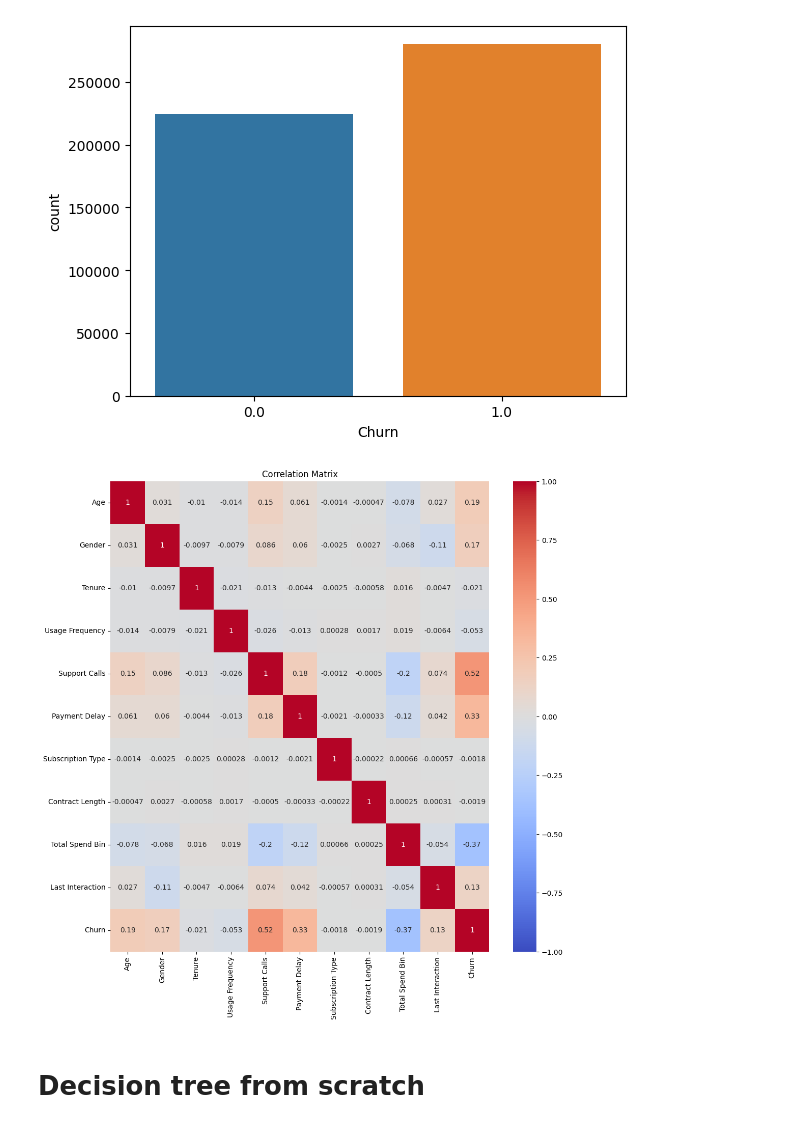
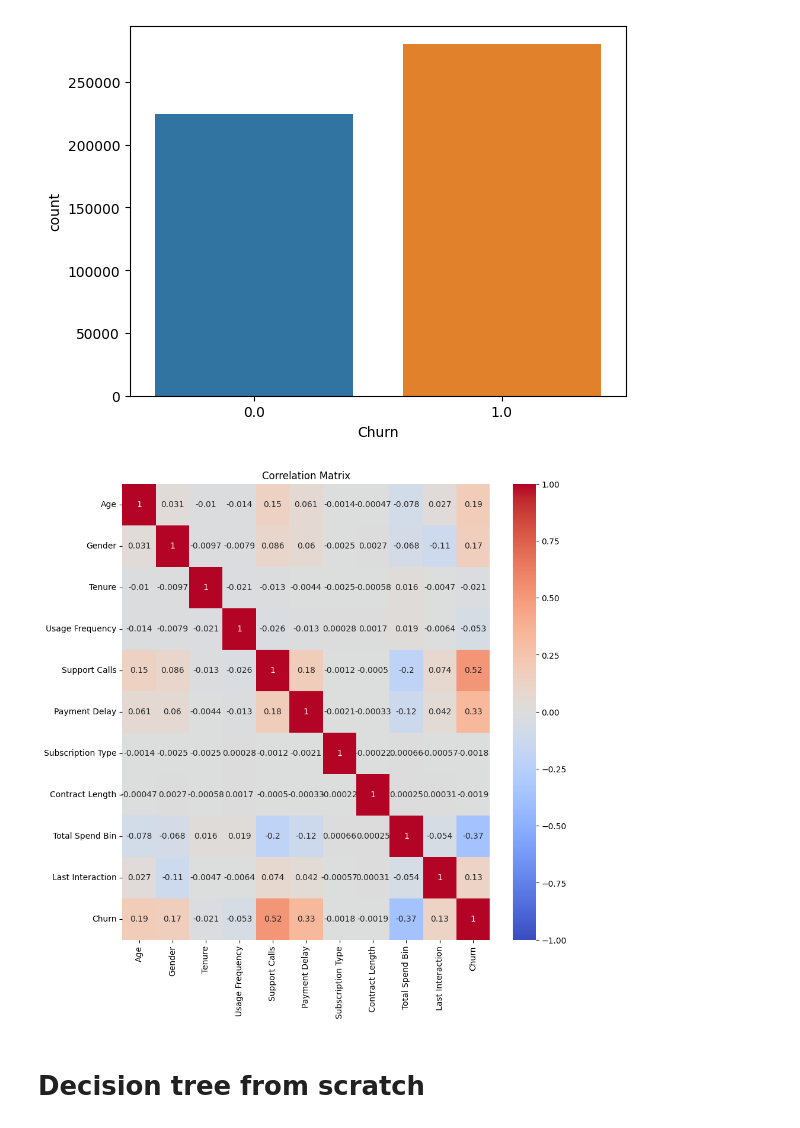
Before and after one commit to gkn0672/Churn-analysis-DT, a Jupyter notebook: NguyenGiaKhanh_task2.ipynb, the cells around one changed output. Drawn from its saved outputs; the diff is of its cells as text; code cells hidden in the pictures.

```diff
--- a/NguyenGiaKhanh_task2.ipynb
+++ b/NguyenGiaKhanh_task2.ipynb
@@ -96,20 +86,17 @@ plt.show()
 [figure]
 # %%
 # Visualize - Correlation matrix
-
 # Create a correlation matrix
 corr_matrix = df.corr()
-
 # Select the correlation values with 'default_ind'
 target_corr = corr_matrix['Churn']
-
 # Plot the correlation matrix as a heatmap
-plt.figure(figsize=(12, 12))
+plt.figure(figsize=(10, 10))
 sns.heatmap(corr_matrix, annot=True, cmap='coolwarm', vmin=-1, vmax=1)
 plt.title('Correlation Matrix')
 plt.show()
 # %% [output]
-[figure, old version]
+[figure, new version]
 # %% [markdown]
 # Decision tree from scratch
 # %% [markdown]
```
Also changed, not shown: parts of 10 cells of this notebook, 1 other file.
